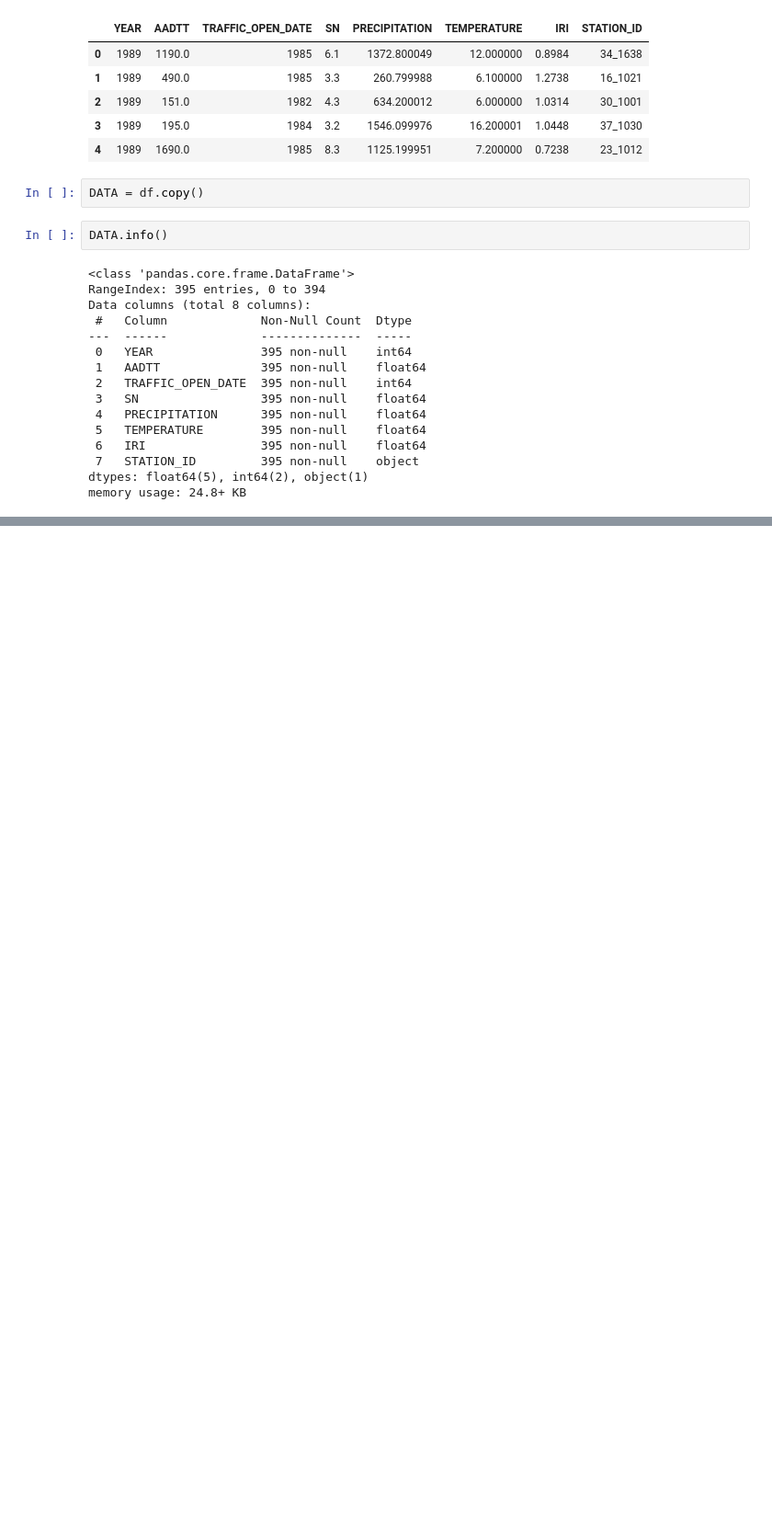
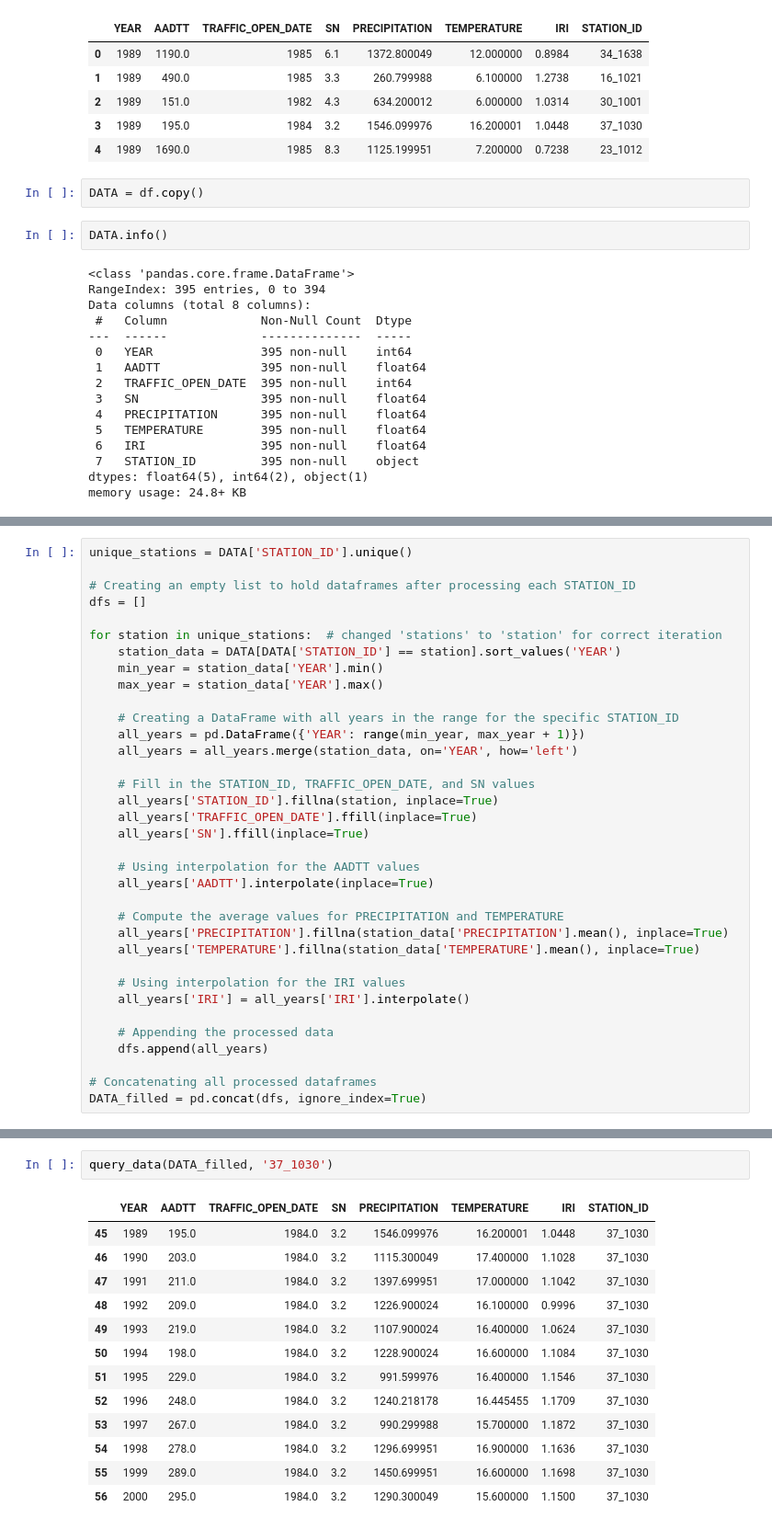
Before and after one commit to tamagusko/predict-iri-ensemble, a Jupyter notebook: data/processing.ipynb, the cells around one changed output, grey strips where cells are left out. Shown at 92% size. Saved outputs shown, nothing was run; the diff lists cells and outputs as text; blank space fills up the shorter version.

```diff
--- a/data/processing.ipynb
+++ b/data/processing.ipynb
@@ -75,0 +40,35 @@ DATA.head()
+# %%
+unique_stations = DATA['STATION_ID'].unique()
+
+# Creating an empty list to hold dataframes after processing each STATION_ID
+dfs = []
+
+for station in unique_stations:  # changed 'stations' to 'station' for correct iteration
+    station_data = DATA[DATA['STATION_ID'] == station].sort_values('YEAR')
+    min_year = station_data['YEAR'].min()
+    max_year = station_data['YEAR'].max()
+
+    # Creating a DataFrame with all years in the range for the specific STATION_ID
+    all_years = pd.DataFrame({'YEAR': range(min_year, max_year + 1)})
+    all_years = all_years.merge(station_data, on='YEAR', how='left')
+
+    # Fill in the STATION_ID, TRAFFIC_OPEN_DATE, and SN values
+    all_years['STATION_ID'].fillna(station, inplace=True)
+    all_years['TRAFFIC_OPEN_DATE'].ffill(inplace=True)
+    all_years['SN'].ffill(inplace=True)
+
+    # Using interpolation for the AADTT values
+    all_years['AADTT'].interpolate(inplace=True)
+
+    # Compute the average values for PRECIPITATION and TEMPERATURE
+    all_years['PRECIPITATION'].fillna(station_data['PRECIPITATION'].mean(), inplace=True)
+    all_years['TEMPERATURE'].fillna(station_data['TEMPERATURE'].mean(), inplace=True)
+
+    # Using interpolation for the IRI values
+    all_years['IRI'] = all_years['IRI'].interpolate()
+
+    # Appending the processed data
+    dfs.append(all_years)
+
+# Concatenating all processed dataframes
+DATA_filled = pd.concat(dfs, ignore_index=True)
@@ -109,0 +124,16 @@ query_data('37_1030')
+# %%
+query_data(DATA_filled, '37_1030')
+# %% [output]
+|  | YEAR | AADTT | TRAFFIC_OPEN_DATE | SN | PRECIPITATION | TEMPERATURE | IRI | STATION_ID |
+| 45 | 1989 | 195.0 | 1984.0 | 3.2 | 1546.099976 | 16.200001 | 1.0448 | 37_1030 |
+| 46 | 1990 | 203.0 | 1984.0 | 3.2 | 1115.300049 | 17.400000 | 1.1028 | 37_1030 |
+| 47 | 1991 | 211.0 | 1984.0 | 3.2 | 1397.699951 | 17.000000 | 1.1042 | 37_1030 |
+| 48 | 1992 | 209.0 | 1984.0 | 3.2 | 1226.900024 | 16.100000 | 0.9996 | 37_1030 |
+| 49 | 1993 | 219.0 | 1984.0 | 3.2 | 1107.900024 | 16.400000 | 1.0624 | 37_1030 |
+| 50 | 1994 | 198.0 | 1984.0 | 3.2 | 1228.900024 | 16.600000 | 1.1084 | 37_1030 |
+| 51 | 1995 | 229.0 | 1984.0 | 3.2 | 991.599976 | 16.400000 | 1.1546 | 37_1030 |
+| 52 | 1996 | 248.0 | 1984.0 | 3.2 | 1240.218178 | 16.445455 | 1.1709 | 37_1030 |
+| 53 | 1997 | 267.0 | 1984.0 | 3.2 | 990.299988 | 15.700000 | 1.1872 | 37_1030 |
+| 54 | 1998 | 278.0 | 1984.0 | 3.2 | 1296.699951 | 16.900000 | 1.1636 | 37_1030 |
+| 55 | 1999 | 289.0 | 1984.0 | 3.2 | 1450.699951 | 16.600000 | 1.1698 | 37_1030 |
+| 56 | 2000 | 295.0 | 1984.0 | 3.2 | 1290.300049 | 15.600000 | 1.1500 | 37_1030 |
```
Also changed, not shown: parts of 10 cells of this notebook, 2 other files.
